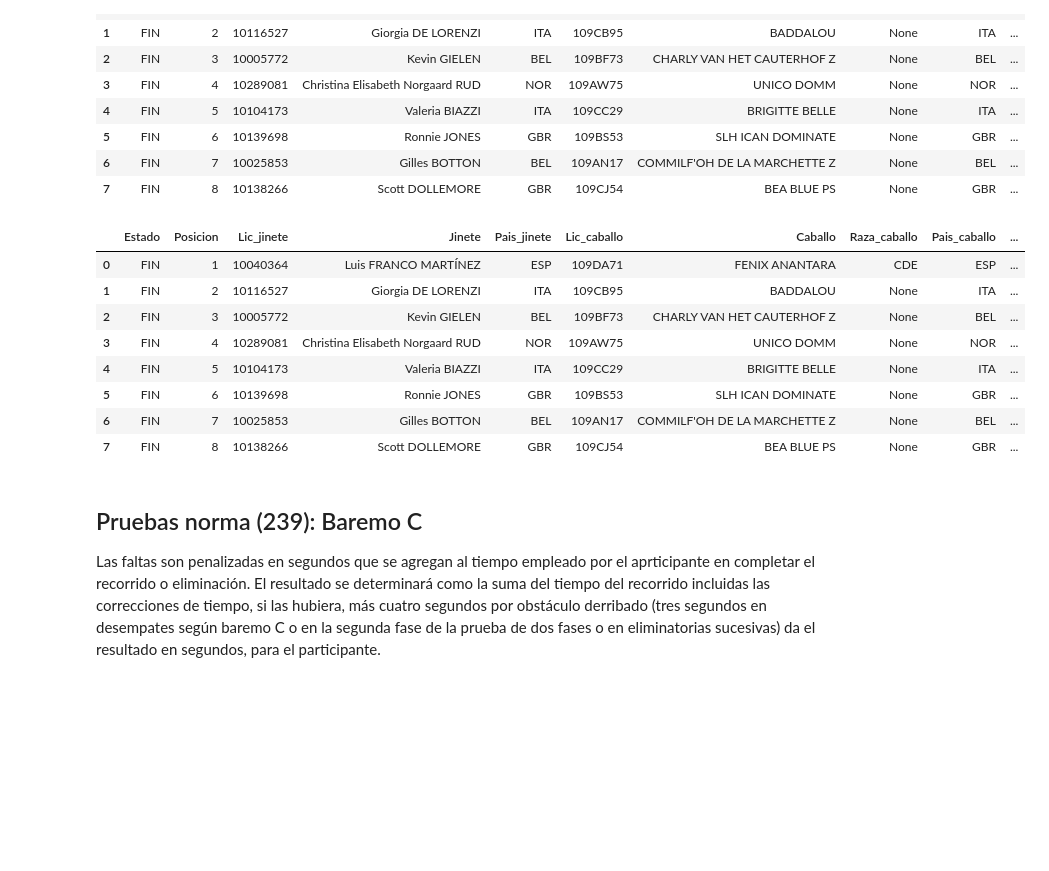
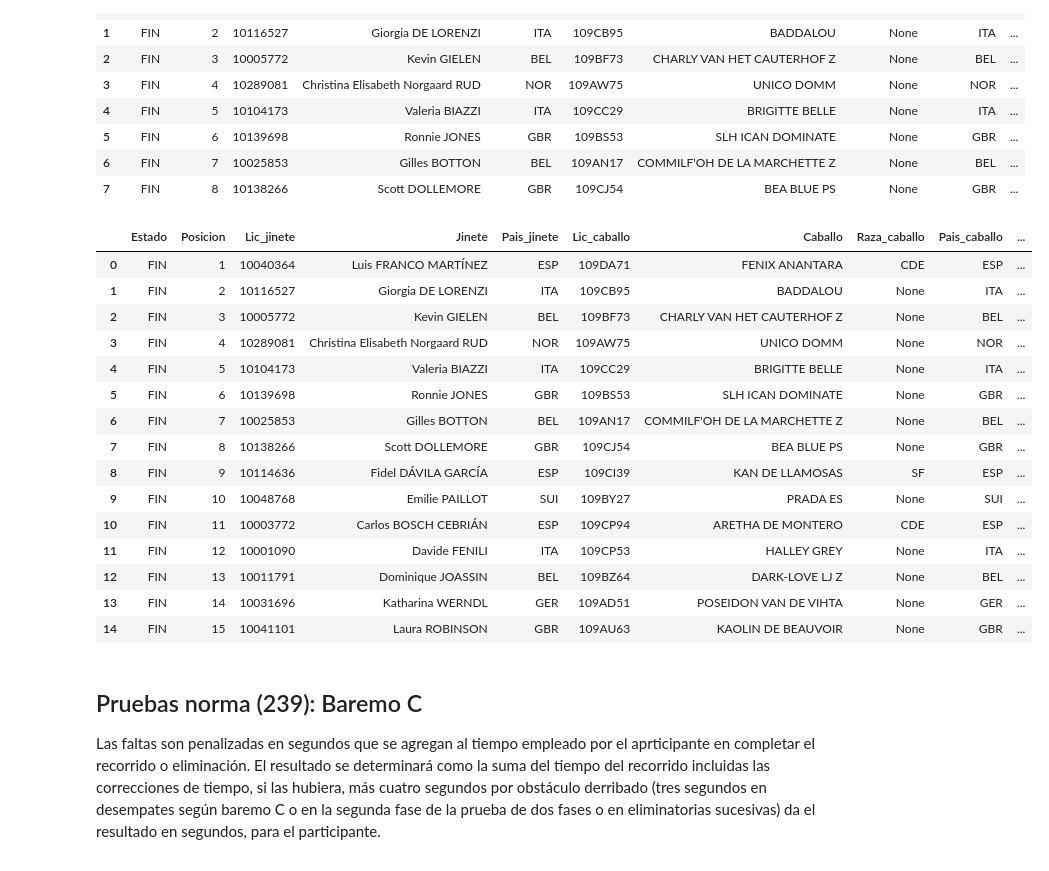
Before and after one commit to Gabijc/Proyecto_final_hipica, a Jupyter notebook: Notebooks/union_datos_scrapeados.ipynb, the cells around one changed output. Drawn from its saved outputs; the diff is of its cells as text; code cells hidden in the pictures; blank space fills up the shorter version.

```diff
--- a/Notebooks/union_datos_scrapeados.ipynb
+++ b/Notebooks/union_datos_scrapeados.ipynb
@@ -623,37 +731,80 @@ BA_sc.head(8)
 # %%
 for indice, row in BA_sc.iterrows():
     celda = row["Puntuacion"]
 
     if len(celda) == 1:
         puntuacion = celda[0] # accedemos al primer elemento de la lista, que en este caso tiene solo un elemento, el 0
         # print(puntuacion)
 
         if "/" in puntuacion:
             partes = puntuacion.split("/")
             # print(partes[0])
 
             if "(" not in partes[0]:
                 BA_sc.at[indice, "Ptos_Obs_R1"] = partes[0]
                 BA_sc.at[indice, "Tiempo_R1"] = partes[1]
-            else:
-                ptos_obs = partes[0].split("(")[1][0]
-                ptos_tiempo = partes[0].split("(")[1][-6]
+            elif "(" in partes[0]:
+                ptos_obs = partes[0].split("(")[1].split("-")[0][:-5].strip()
+                ptos_tiempo = partes[0].split("(")[1].split("-")[1][:-5].strip()
                 BA_sc.at[indice, "Ptos_Obs_R1"] = ptos_obs
                 BA_sc.at[indice, "Ptos_tiempo_R1"] = ptos_tiempo
                 BA_sc.at[indice, "Tiempo_R1"] = partes[1]
         else:
             BA_sc.at[indice, "Ptos_Obs_R1"] = puntuacion
-BA_sc.head(8)
+
+    elif len(celda) == 2:
+        puntuacion_r1 = celda[0]
+        puntuacion_r2 = celda[1]
+
+        if "/" in puntuacion_r1:
+            partes_r1 = puntuacion_r1.split("/")
+            if "(" not in partes_r1[0]:
+                BA_sc.at[indice, "Ptos_Obs_R1"] = partes_r1[0]
+                BA_sc.at[indice, "Tiempo_R1"] = partes_r1[1]
+
+            elif "(" in partes_r1[0]:
+                ptos_obs_r1 = partes_r1[0].split("(")[1].split("-")[0][:-5].strip()
+                ptos_tiempo_r1 = partes_r1[0].split("(")[1].split("-")[1][:-5].strip()
+                BA_sc.at[indice, "Ptos_Obs_R1"] = ptos_obs_r1
+                BA_sc.at[indice, "Ptos_tiempo_R1"] = ptos_tiempo_r1
+                BA_sc.at[indice, "Tiempo_R1"] = partes_r1[1]
+        else:
+            BA_sc.at[indice, "Ptos_Obs_R1"] = puntuacion_r1
+
+        if "/" in puntuacion_r2:
+            partes_r2 = puntuacion_r2.split("/")
+            if "(" not in partes_r2[0]:
+                BA_sc.at[indice, "Ptos_Obs_R2"] = partes_r2[0]
+                BA_sc.at[indice, "Tiempo_R2"] = partes_r2[1]
+
+            elif "(" in partes_r2[0]:
+                ptos_obs_r2 = partes_r2[0].split("(")[1].split("-")[0][:-5].strip()
+                ptos_tiempo_r2 = partes_r2[0].split("(")[1].split("-")[1][:-5].strip()
+                BA_sc.at[indice, "Ptos_Obs_R2"] = ptos_obs_r2
+                BA_sc.at[indice, "Ptos_tiempo_R2"] = ptos_tiempo_r2
+                BA_sc.at[indice, "Tiempo_R2"] = partes_r2[1]
+        else:
+            BA_sc.at[indice, "Ptos_Obs_R2"] = puntuacion_r2
+
+
+BA_sc.head(15)
 # %% [output]
 |  | Estado | Posicion | Lic_jinete | Jinete | Pais_jinete | Lic_caballo | Caballo | Raza_caballo | Pais_caballo | ... |
 | 0 | FIN | 1 | 10040364 | Luis FRANCO MARTÍNEZ | ESP | 109DA71 | FENIX ANANTARA | CDE | ESP | ... |
 | 1 | FIN | 2 | 10116527 | Giorgia DE LORENZI | ITA | 109CB95 | BADDALOU | None | ITA | ... |
 | 2 | FIN | 3 | 10005772 | Kevin GIELEN | BEL | 109BF73 | CHARLY VAN HET CAUTERHOF Z | None | BEL | ... |
 | 3 | FIN | 4 | 10289081 | Christina Elisabeth Norgaard RUD | NOR | 109AW75 | UNICO DOMM | None | NOR | ... |
 | 4 | FIN | 5 | 10104173 | Valeria BIAZZI | ITA | 109CC29 | BRIGITTE BELLE | None | ITA | ... |
 | 5 | FIN | 6 | 10139698 | Ronnie JONES | GBR | 109BS53 | SLH ICAN DOMINATE | None | GBR | ... |
 | 6 | FIN | 7 | 10025853 | Gilles BOTTON | BEL | 109AN17 | COMMILF'OH DE LA MARCHETTE Z | None | BEL | ... |
 | 7 | FIN | 8 | 10138266 | Scott DOLLEMORE | GBR | 109CJ54 | BEA BLUE PS | None | GBR | ... |
+| 8 | FIN | 9 | 10114636 | Fidel DÁVILA GARCÍA | ESP | 109CI39 | KAN DE LLAMOSAS | SF | ESP | ... |
+| 9 | FIN | 10 | 10048768 | Emilie PAILLOT | SUI | 109BY27 | PRADA ES | None | SUI | ... |
+| 10 | FIN | 11 | 10003772 | Carlos BOSCH CEBRIÁN | ESP | 109CP94 | ARETHA DE MONTERO | CDE | ESP | ... |
+| 11 | FIN | 12 | 10001090 | Davide FENILI | ITA | 109CP53 | HALLEY GREY | None | ITA | ... |
+| 12 | FIN | 13 | 10011791 | Dominique JOASSIN | BEL | 109BZ64 | DARK-LOVE LJ Z | None | BEL | ... |
+| 13 | FIN | 14 | 10031696 | Katharina WERNDL | GER | 109AD51 | POSEIDON VAN DE VIHTA | None | GER | ... |
+| 14 | FIN | 15 | 10041101 | Laura ROBINSON | GBR | 109AU63 | KAOLIN DE BEAUVOIR | None | GBR | ... |
 # %% [markdown]
 ## Pruebas norma (239): Baremo C
 Las faltas son penalizadas en segundos que se agregan al tiempo empleado por el aprticipante en completar el recorrido o eliminación. El resultado se determinará como la suma del tiempo del recorrido incluidas las correcciones de tiempo, si las hubiera, más cuatro segundos por obstáculo derribado (tres segundos en desempates según baremo C o en la segunda fase de la prueba de dos fases o en eliminatorias sucesivas) da el resultado en segundos, para el participante.
```
Also changed, not shown: parts of 9 cells of this notebook.
